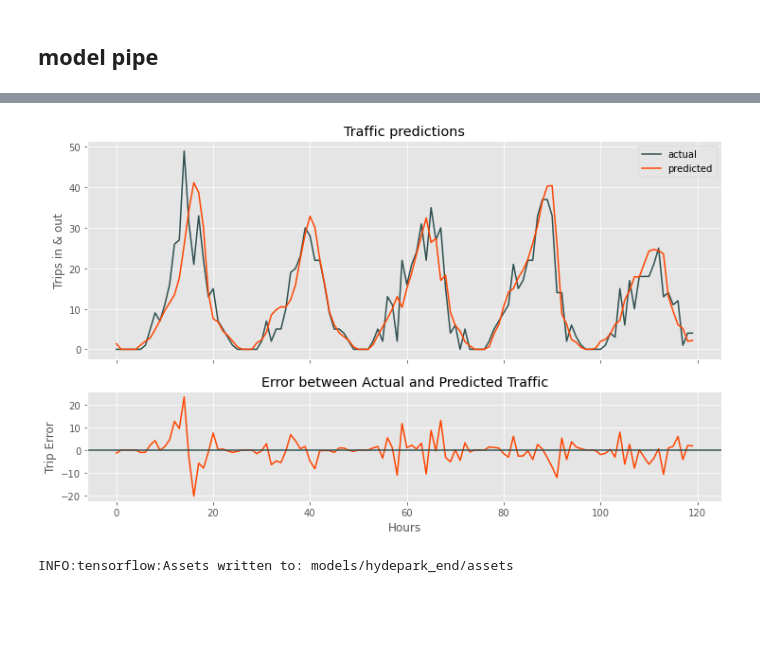
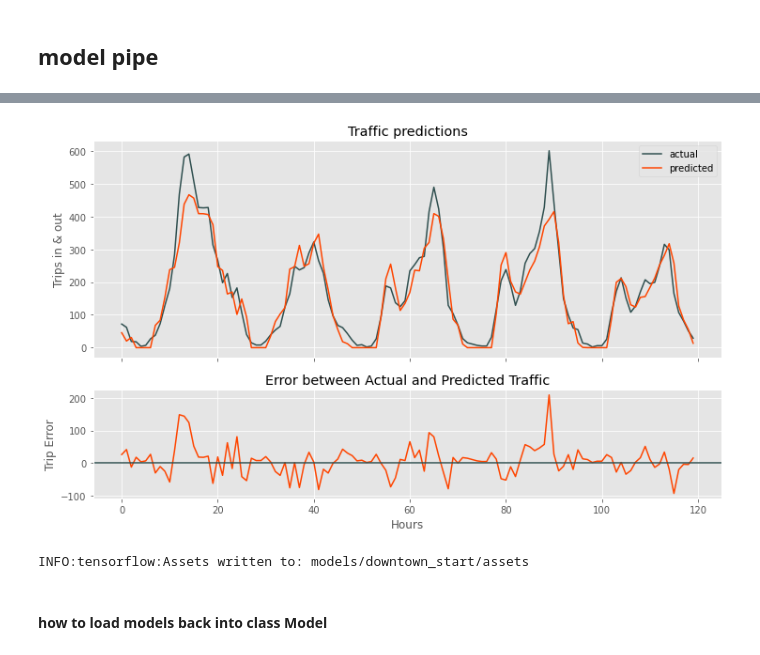
Before and after one commit to nick-kopy/Predicting-Bike-Rental-Station-Traffic, a Jupyter notebook: cap3.ipynb, the cells around one changed output, grey strips where cells are left out. Cells and saved outputs as stored; diff of their text form; code cells hidden in the pictures; blank space fills up the shorter version.

Commit message:
first version of all models

```diff
--- a/cap3.ipynb
+++ b/cap3.ipynb
@@ -741,11 +741,8 @@ plot_model(modelf, X_test, y_test)
 ## model pipe
 # %%
 class Model:
-    def __init__(self, df=None, univariate=True, old_model=None):
+    def __init__(self, df, univariate=True, load_model=None):
         '''output of station_data(region, eda=False) should be passed'''
-        if old_model is not None:
-            self.model = old_model
-            return None
 
         self.df = np.array(df)
 
@@ -758,6 +755,10 @@ class Model:
             self.X_train, self.X_test, self.y_train, self.y_test = split_and_windowize(self.df[:, -1], 120, 0.0001, univariate=self.univariate)
         else:
             self.X_train, self.X_test, self.y_train, self.y_test = split_and_windowize(self.df, 120, 0.0001, univariate=self.univariate)
+
+        if load_model is not None:
+            self.model = load_model
+            return None
 
         # Model structure, feel free to manipulate but this was the best I found
         self.model = tf.keras.Sequential()
@@ -844,10 +845,10 @@ class Model:
 
         return yhat
 # %%
-hp_e = station_data('hyde_park', start_end='end')
+dt = station_data('downtown', start_end='start')
 # %%
-model_h = Model(hp_e)
+model_d = Model(dt)
 # %%
-model_h.train()
+model_d.train()
 # %% [output]
 Epoch 1/50
@@ -885,14 +889,16 @@ train --> save --> train again --> better? save and train again
 # %%
-model_h.predict_plot()
+model_d.predict_plot()
 # %% [output]
-[figure, old version]
+[figure, new version]
 # %%
 # save model (saves as a directory)
-model_u.model.save('models/hydepark_end')
+#model_l.model.save('models/downtown_start')
 
 # load model
 #model = tf.keras.models.load_model('data/univariate_downtown.sav')
 # %% [output]
-INFO:tensorflow:Assets written to: models/hydepark_end/assets
+INFO:tensorflow:Assets written to: models/downtown_start/assets
+# %% [markdown]
+#### how to load models back into class Model
 # %%
 old_model = tf.keras.models.load_model('models/hydepark_end')
```
Also changed, not shown: parts of 15 cells of this notebook, 41 other files.
